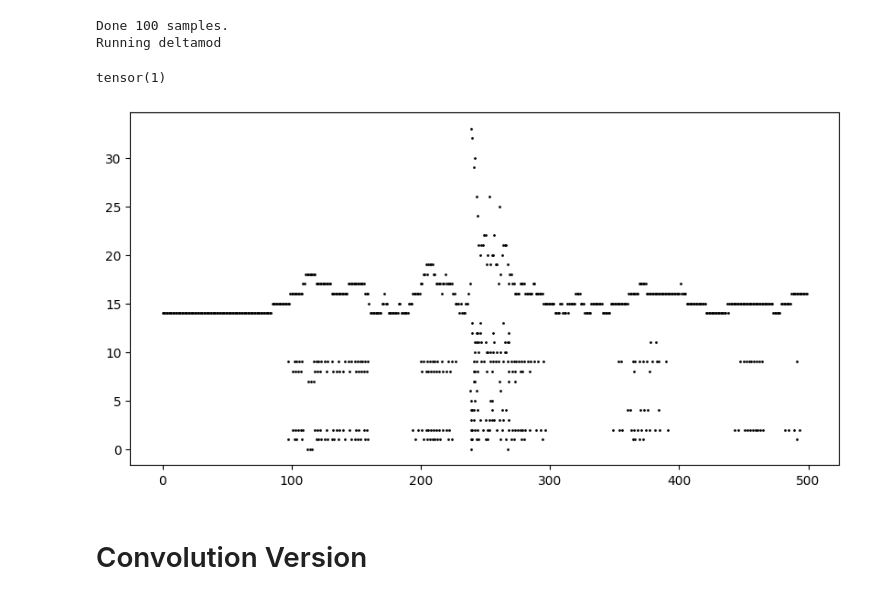
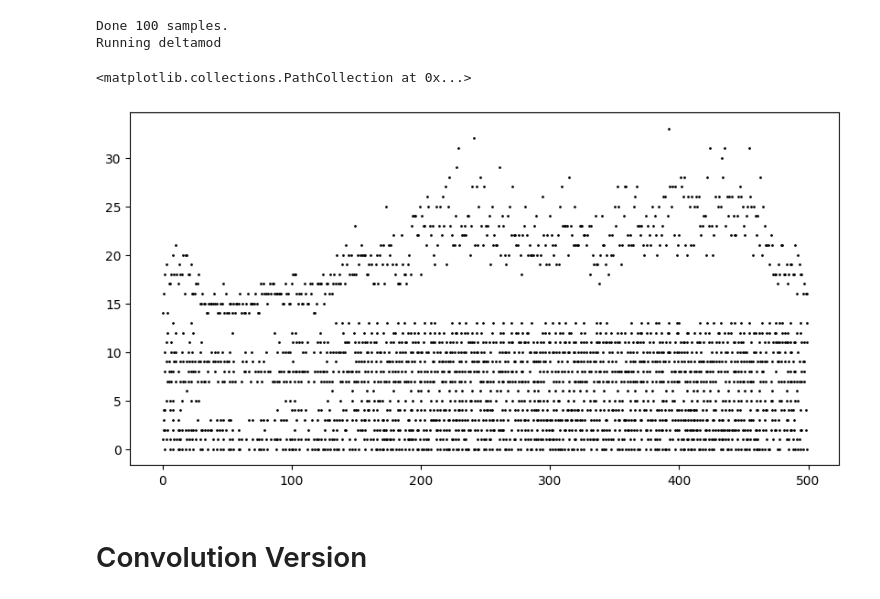
Before and after one commit to khood5/MLAudio, a Jupyter notebook: shotspotter/snn-torch/create-dataset.ipynb, the cells around one changed output. Drawn from its saved outputs; the diff is of its cells as text; code cells hidden in the pictures.

```diff
--- a/shotspotter/snn-torch/create-dataset.ipynb
+++ b/shotspotter/snn-torch/create-dataset.ipynb
@@ -310,12 +310,11 @@ test_labels = labels[train_cutoff_index+test_val_cutoff_offset:]
 # validation_spikes, validation_labels, validation_gunshot_data, validation_filenames, test_spikes, test_labels)
 # %%
 # visualize output
-INDEX = 1
+INDEX = 9
 
 fig = plt.figure(facecolor="w", figsize=(10, 5))
 ax = fig.add_subplot(111)
 splt.raster(training_spikes[:, INDEX, :], ax, s=1, c="black")
-print(labels[INDEX])
 # %% [output]
-tensor(1)
+<matplotlib.collections.PathCollection at 0x...>
-[figure, old version]
+[figure, new version]
```
Also changed, not shown: parts of 6 cells of this notebook, 3 other files.
